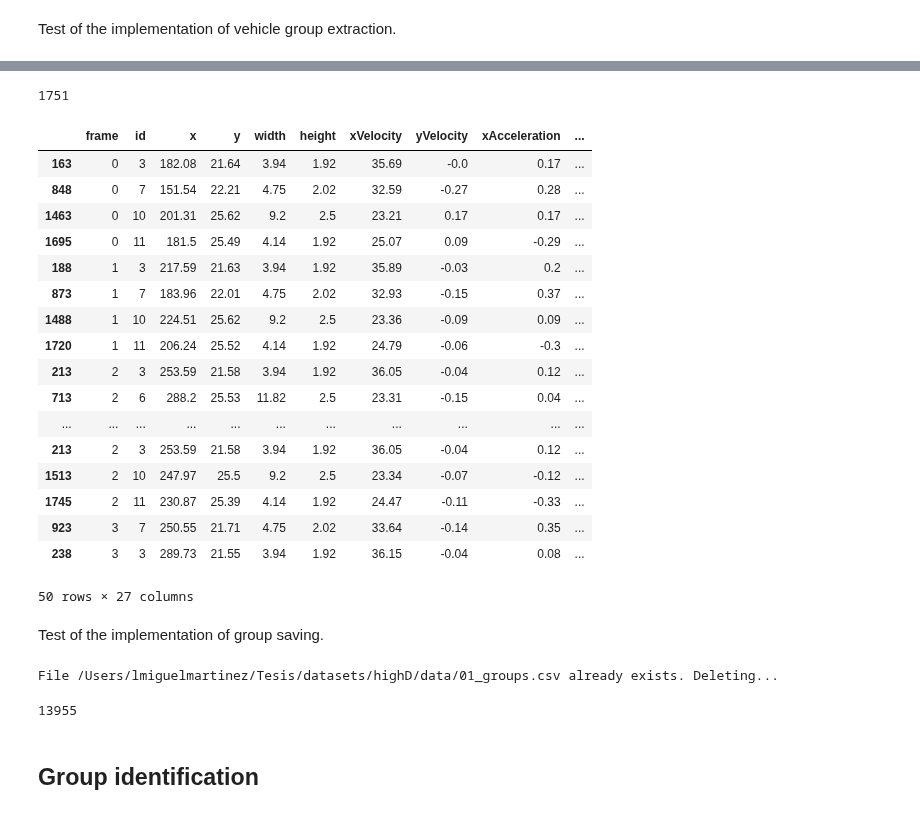
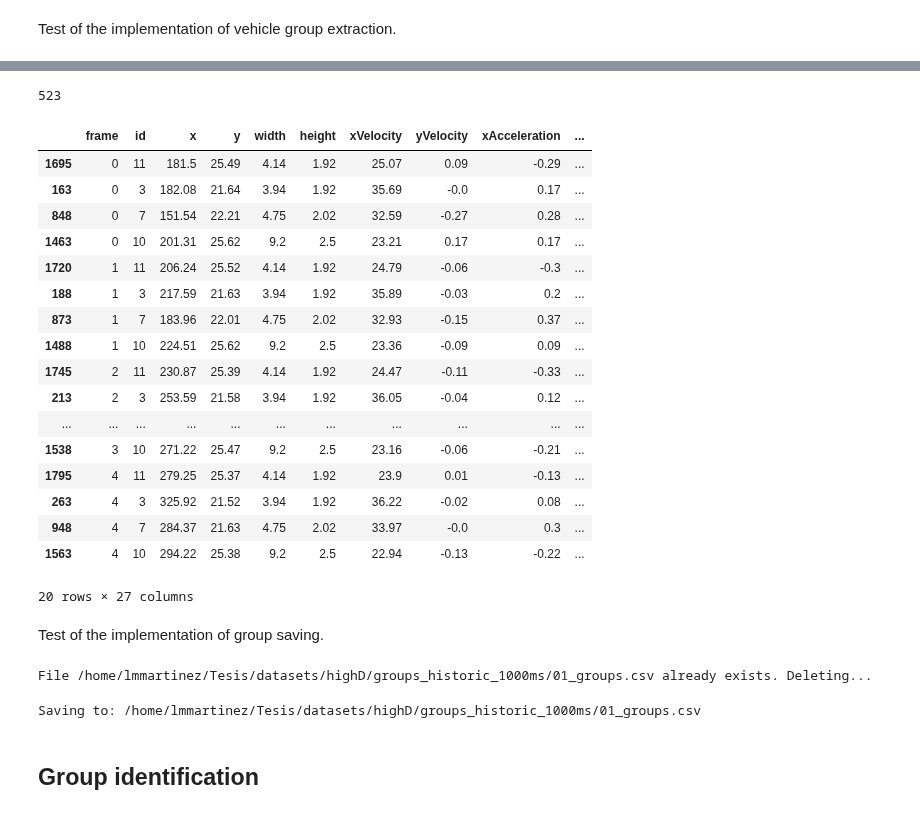
Before and after one commit to lmmartinez97/alphadrive_bp, a Jupyter notebook: highD/preprocessing/dataviz.ipynb, the cells around one changed output, grey strips where cells are left out. Drawn from its saved outputs; the diff is of its cells as text; code cells hidden in the pictures.

```diff
--- a/highD/preprocessing/dataviz.ipynb
+++ b/highD/preprocessing/dataviz.ipynb
@@ -172,6 +172,8 @@ class SceneData:
         historical_aggregations = pd.DataFrame(columns = eastbound_frames[0].columns)
         historical_aggregation_index = 1
 
+        flag = 0
+
         for frame_df in eastbound_frames[lookback_window::frame_step]:
             if len(frame_df) < 1: continue
             idx = frame_df.frame.iloc[0]
@@ -201,11 +203,17 @@ class SceneData:
             for _, ego_vehicle in frame_df.iterrows():
                 historical_group = pd.DataFrame(columns=frame_df.columns)
                 for iter_frame in [eastbound_frames[i] for i in past_frames_idx[::-1]]:
-                    if ego_vehicle.id in iter_frame.id.tolist(): #If the ego vehicle is not in previous frame, use current position
+                    if ego_vehicle.id in iter_frame.id.tolist(): #If the ego vehicle is not in previous frame, discard calculation
                         ego_vehicle = iter_frame[iter_frame.id == ego_vehicle.id].iloc[0]
+                    else:
+                        flag = 1 #flag to discard current ego vehicle
+                        break
                     iter_frame = iter_frame.drop(iter_frame.index[iter_frame["id"] == ego_vehicle.id].tolist(), axis = 'index') #drop ego vehicle from calculations
                     mask = iter_frame.apply((lambda x: in_bubble(ego_vehicle, x, radius=50)), axis = 1)
                     historical_group = pd.concat([historical_group, pd.DataFrame(ego_vehicle).T, iter_frame[mask]], axis = 0)
+                if flag == 1:
+                    flag = 0
+                    continue
                 historical_group['historical_aggregation_index'] = historical_aggregation_index
                 historical_aggregation_index += 1
                 historical_aggregations = pd.concat([historical_aggregations, historical_group])
@@ -213,7 +221,7 @@ class SceneData:
         self.historical_aggregations = historical_aggregations.astype({"historical_aggregation_index": int})
         return self.historical_aggregations
 
-    def save_vehicle_groups(self):
+    def save_vehicle_groups(self, path):
         """
         Saves the vehicle groups that were extracted from frame information into a csv file in the location of the dataset.
             Parameters:
@@ -221,11 +229,11 @@ class SceneData:
             Returns:
                 None.
         """
-        file_path = self.dataset_location + str(self.dataset_index).zfill(2) + "_groups.csv"
+        file_path = path + "/" + str(self.dataset_index).zfill(2) + "_groups.csv"
         if os.path.exists(file_path): #if the file already exists, we need to erase it to avoid duplicity
             print("File " + file_path + " already exists. Deleting...")
             os.remove(file_path)
-        self.vehicle_groups_flat = [group for frame in self.vehicle_groups for group in frame] #flatten the vehicle groups list
+        print(f"Saving to: {file_path}")
         with open(file_path, 'a') as f: #write the dataframes on the corresponding file
             self.historical_aggregations.to_csv(f, index=True, index_label='Index')
 
@@ -382,34 +390,33 @@ Time elapsed is: 19.658487558364868
 # %%
 print(len(vehicle_groups.groupby('historical_aggregation_index')))
-vehicle_groups.head(50)
+vehicle_groups.groupby("historical_aggregation_index").get_group(5)
 # %% [output]
-1751
+523
 |  | frame | id | x | y | width | height | xVelocity | yVelocity | xAcceleration | ... |
+| 1695 | 0 | 11 | 181.5 | 25.49 | 4.14 | 1.92 | 25.07 | 0.09 | -0.29 | ... |
 | 163 | 0 | 3 | 182.08 | 21.64 | 3.94 | 1.92 | 35.69 | -0.0 | 0.17 | ... |
 | 848 | 0 | 7 | 151.54 | 22.21 | 4.75 | 2.02 | 32.59 | -0.27 | 0.28 | ... |
 | 1463 | 0 | 10 | 201.31 | 25.62 | 9.2 | 2.5 | 23.21 | 0.17 | 0.17 | ... |
-| 1695 | 0 | 11 | 181.5 | 25.49 | 4.14 | 1.92 | 25.07 | 0.09 | -0.29 | ... |
+| 1720 | 1 | 11 | 206.24 | 25.52 | 4.14 | 1.92 | 24.79 | -0.06 | -0.3 | ... |
 | 188 | 1 | 3 | 217.59 | 21.63 | 3.94 | 1.92 | 35.89 | -0.03 | 0.2 | ... |
 | 873 | 1 | 7 | 183.96 | 22.01 | 4.75 | 2.02 | 32.93 | -0.15 | 0.37 | ... |
 | 1488 | 1 | 10 | 224.51 | 25.62 | 9.2 | 2.5 | 23.36 | -0.09 | 0.09 | ... |
-| 1720 | 1 | 11 | 206.24 | 25.52 | 4.14 | 1.92 | 24.79 | -0.06 | -0.3 | ... |
+| 1745 | 2 | 11 | 230.87 | 25.39 | 4.14 | 1.92 | 24.47 | -0.11 | -0.33 | ... |
 | 213 | 2 | 3 | 253.59 | 21.58 | 3.94 | 1.92 | 36.05 | -0.04 | 0.12 | ... |
-| 713 | 2 | 6 | 288.2 | 25.53 | 11.82 | 2.5 | 23.31 | -0.15 | 0.04 | ... |
 | ... | ... | ... | ... | ... | ... | ... | ... | ... | ... | ... |
-| 213 | 2 | 3 | 253.59 | 21.58 | 3.94 | 1.92 | 36.05 | -0.04 | 0.12 | ... |
-| 1513 | 2 | 10 | 247.97 | 25.5 | 9.2 | 2.5 | 23.34 | -0.07 | -0.12 | ... |
-| 1745 | 2 | 11 | 230.87 | 25.39 | 4.14 | 1.92 | 24.47 | -0.11 | -0.33 | ... |
-| 923 | 3 | 7 | 250.55 | 21.71 | 4.75 | 2.02 | 33.64 | -0.14 | 0.35 | ... |
-| 238 | 3 | 3 | 289.73 | 21.55 | 3.94 | 1.92 | 36.15 | -0.04 | 0.08 | ... |
+| 1538 | 3 | 10 | 271.22 | 25.47 | 9.2 | 2.5 | 23.16 | -0.06 | -0.21 | ... |
+| 1795 | 4 | 11 | 279.25 | 25.37 | 4.14 | 1.92 | 23.9 | 0.01 | -0.13 | ... |
+| 263 | 4 | 3 | 325.92 | 21.52 | 3.94 | 1.92 | 36.22 | -0.02 | 0.08 | ... |
+| 948 | 4 | 7 | 284.37 | 21.63 | 4.75 | 2.02 | 33.97 | -0.0 | 0.3 | ... |
+| 1563 | 4 | 10 | 294.22 | 25.38 | 9.2 | 2.5 | 22.94 | -0.13 | -0.22 | ... |
-50 rows × 27 columns
+20 rows × 27 columns
 # %% [markdown]
 Test of the implementation of group saving.
-# %%
-scene_data.save_vehicle_groups()
-print(len(scene_data.vehicle_groups_flat))
-# %% [output]
-File /Users/lmiguelmartinez/Tesis/datasets/highD/data/01_groups.csv already exists. Deleting...
-13955
+# %%
+scene_data.save_vehicle_groups('/home/lmmartinez/Tesis/datasets/highD/groups_historic_1000ms')
+# %% [output]
+File /home/lmmartinez/Tesis/datasets/highD/groups_historic_1000ms/01_groups.csv already exists. Deleting...
+Saving to: /home/lmmartinez/Tesis/datasets/highD/groups_historic_1000ms/01_groups.csv
 # %% [markdown]
 ## Group identification
 # %% [markdown]
```
Also changed, not shown: parts of 2 cells of this notebook, 1 other file.
